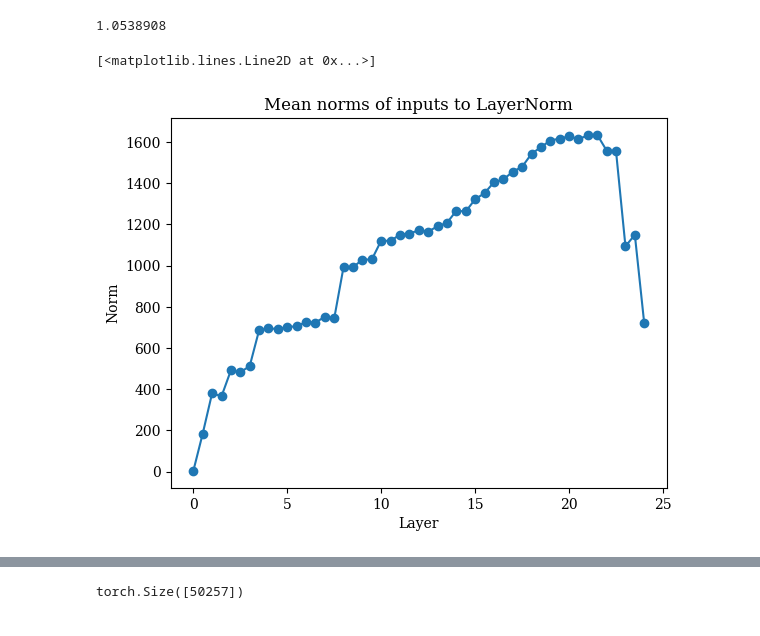
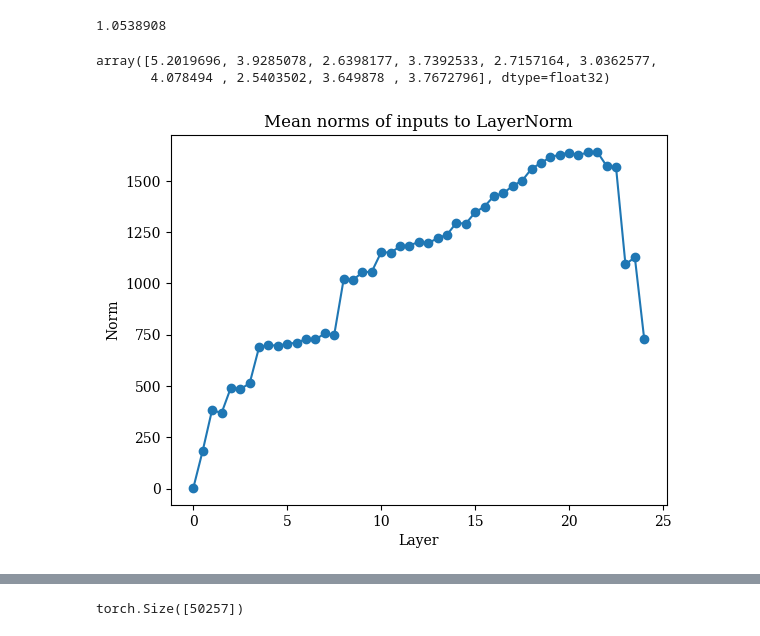
Before and after one commit to jacobdunefsky/ObservablePropagation, a Jupyter notebook: ObsPropCode.ipynb, the cells around one changed output, grey strips where cells are left out. Cells and saved outputs as stored; diff of their text form; code cells hidden in the pictures.

Commit message:
PNG figures and more prompts for App. E experiments

```diff
--- a/ObsPropCode.ipynb
+++ b/ObsPropCode.ipynb
@@ -2934,31 +2945,40 @@ np.mean([np.linalg.norm(subj_embeddings_female[0]['layers'][1]['ln_2_in'][0], ax
 np.abs(subj_embeddings_female[0]['layers'][1]['ln_2_in']).mean()
 # %% [output]
 1.0538908
+# %%
+ln_1_norms[2]
+# %% [output]
+array([5.2019696, 3.9285078, 2.6398177, 3.7392533, 2.7157164, 3.0362577,
+       4.078494 , 2.5403502, 3.649878 , 3.7672796], dtype=float32)
 # %%
 all_norms = []
 for layer in range(len(model.transformer.h)):
     ln_1_norms = []
     ln_2_norms = []
     for i in range(len(subj_embeddings_female)):
-        ln_1_norms.append(np.linalg.norm(subj_embeddings_female[i]['layers'][layer]['ln_1_in'][0], axis=1))
-        ln_1_norms.append(np.linalg.norm(subj_embeddings_male[i]['layers'][layer]['ln_1_in'][0], axis=1))
-        ln_2_norms.append(np.linalg.norm(subj_embeddings_female[i]['layers'][layer]['ln_2_in'][0], axis=1))
-        ln_2_norms.append(np.linalg.norm(subj_embeddings_male[i]['layers'][layer]['ln_2_in'][0], axis=1))
-    all_norms.append(np.mean(ln_1_norms))
-    all_norms.append(np.mean(ln_2_norms))
+        for j in range(3):
+            ln_1_norms.append(np.linalg.norm(subj_embeddings_female[j][i]['layers'][layer]['ln_1_in'][0], axis=1))
+            ln_1_norms.append(np.linalg.norm(subj_embeddings_male[j][i]['layers'][layer]['ln_1_in'][0], axis=1))
+            ln_2_norms.append(np.linalg.norm(subj_embeddings_female[j][i]['layers'][layer]['ln_2_in'][0], axis=1))
+            ln_2_norms.append(np.linalg.norm(subj_embeddings_male[j][i]['layers'][layer]['ln_2_in'][0], axis=1))
+    all_norms.append(np.mean(np.concatenate(ln_1_norms)))
+    all_norms.append(np.mean(np.concatenate(ln_2_norms)))
 ln_f_norms = []
 for i in range(len(subj_embeddings_female)):
-    ln_f_norms.append(np.linalg.norm(subj_embeddings_female[i]['ln_f_in'][0], axis=1))
-    ln_f_norms.append(np.linalg.norm(subj_embeddings_male[i]['ln_f_in'][0], axis=1))
-all_norms.append(np.mean(ln_f_norms))
+    for j in range(3):
+        ln_f_norms.append(np.linalg.norm(subj_embeddings_female[j][i]['ln_f_in'][0], axis=1))
+        ln_f_norms.append(np.linalg.norm(subj_embeddings_male[j][i]['ln_f_in'][0], axis=1))
+all_norms.append(np.mean(np.concatenate(ln_f_norms)))
 # %%
+fig = plt.figure()
 plt.title("Mean norms of inputs to LayerNorm")
 plt.xlabel("Layer")
 plt.ylabel("Norm")
 plt.plot(np.arange(0,24.5,0.5), all_norms, marker='o')
+plt.show()
+fig.savefig("layernorm_norms.pdf", bbox_inches='tight')
 # %% [output]
-[<matplotlib.lines.Line2D at 0x...>]
-[figure, old version]
+[figure, new version]
 # %%
 mean_entries = []
 for layer in range(len(model.transformer.h)):
```
Also changed, not shown: parts of 26 cells of this notebook.
